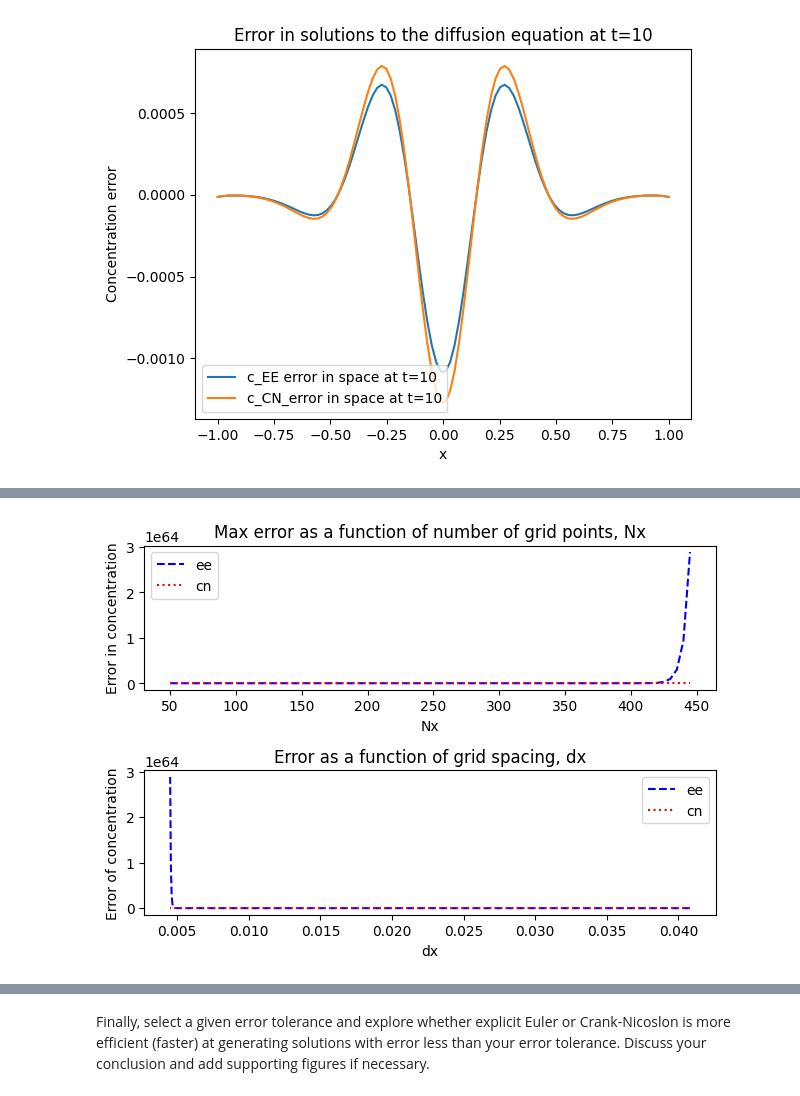
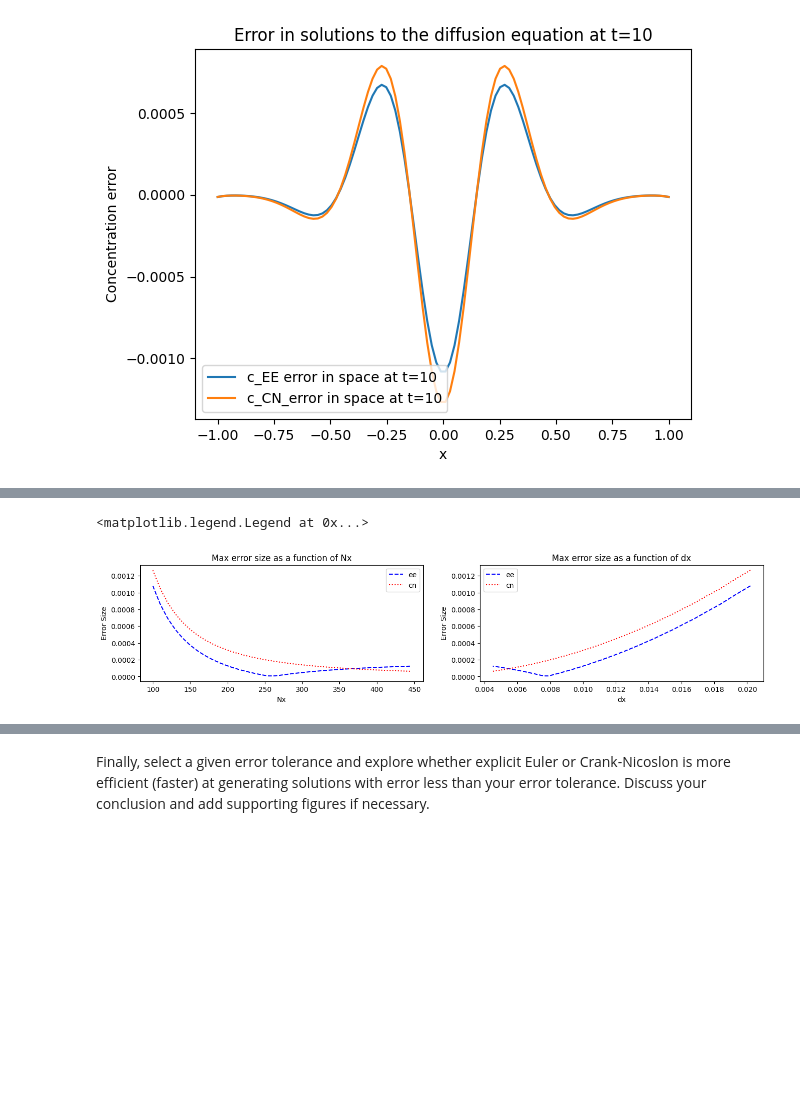
Before and after one commit to ananyaaa-j/QCES, a Jupyter notebook: Copy_of_Project1_numerical_methods.ipynb, the cells around one changed output, grey strips where cells are left out. Cells and saved outputs as stored; diff of their text form; code cells hidden in the pictures; blank space fills up the shorter version.

```diff
--- a/Copy_of_Project1_numerical_methods.ipynb
+++ b/Copy_of_Project1_numerical_methods.ipynb
@@ -98,8 +98,8 @@ def CN(x, t, kappa):
     end_time = time.time()  # Print the elapsed time
 
     print(f"Crank-Nicolson method took {end_time - start_time:.2f} seconds")
-
-    return c
+    elapsed = end_time - start_time
+    return c, elapsed
 # %% [markdown]
 Next, create a function to set the initial conditions. The exact solution to the unbounded diffusion equation with a delta function initial condition is:
 
@@ -376,19 +477,0 @@ t = np.linspace(t_start, t_end, Nt)  # Create a vector of times
-# %%
-dx_list = []
-max_err_ee_list = []
-max_err_cn_list = []
-
-for i in range(50, 450, 5):
-  Nx = i
-  x = np.linspace(x_start, x_end, Nx)  # Create a vector for x
-  dx = (x[-1] - x[0]) / (len(x) - 1)
-  dx_list.append(dx)
-  # x in a linspace array of values
-  exact_t10 = (4*np.pi*kappa*20)**(-0.5)*np.exp(-x**2 / (4*kappa*20))
-  c_EE = EE(x, t, kappa)[:,-1] # explicit Euler
-  c_CN = CN(x, t, kappa)[:,-1] # Crank-Nicolson
-
-  error_ee = np.subtract(exact_t10, c_EE)
-  error_cn = np.subtract(exact_t10, c_CN)
-  max_err_ee_list.append(max(error_ee))
-  max_err_cn_list.append(max(error_cn))
@@ -413,20 +478,20 @@ Crank-Nicolson method took 0.13 seconds
 # %%
-plt.subplot(2, 1, 1)
-plt.plot(range(50, 450, 5), max_err_ee_list, 'b--', label = "ee")
-plt.plot(range(50, 450, 5), max_err_cn_list, 'r:', label = "cn")
+plt.figure(figsize=(16,3))
+plt.subplot(1, 2, 1)
+plt.plot(range(75, 450, 5), max_err_ee_list, 'b--', label = "ee")
+plt.plot(range(75, 450, 5), max_err_cn_list, 'r:', label = "cn")
 plt.legend()
 plt.xlabel("Nx")
-plt.ylabel("Error in concentration")
-plt.title("Max error as a function of number of grid points, Nx")
+plt.ylabel("Error Size")
+plt.title("Max error size as a function of Nx")
 
-plt.subplot(2, 1, 2)
+plt.subplot(1, 2, 2)
 plt.plot(dx_list, max_err_ee_list, 'b--', label = "ee")
 plt.plot(dx_list, max_err_cn_list, 'r:', label = "cn")
 plt.xlabel("dx")
-plt.ylabel("Error of concentration")
+plt.ylabel("Error Size")
+plt.title("Max error size as a function of dx")
 plt.legend()
-plt.title("Error as a function of grid spacing, dx")
-
-plt.tight_layout()
 # %% [output]
+<matplotlib.legend.Legend at 0x...>
-[figure, old version]
+[figure, new version]
```
Also changed, not shown: parts of 19 cells of this notebook.
